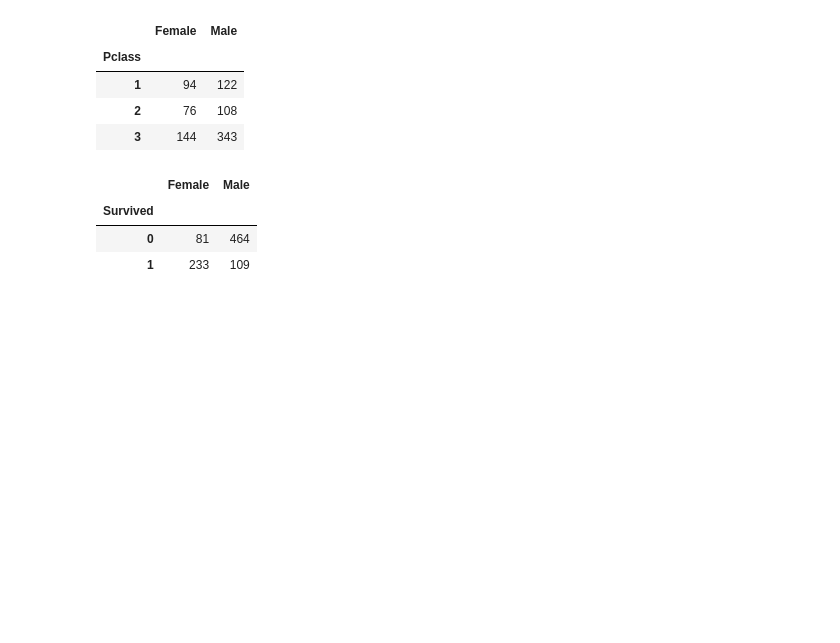
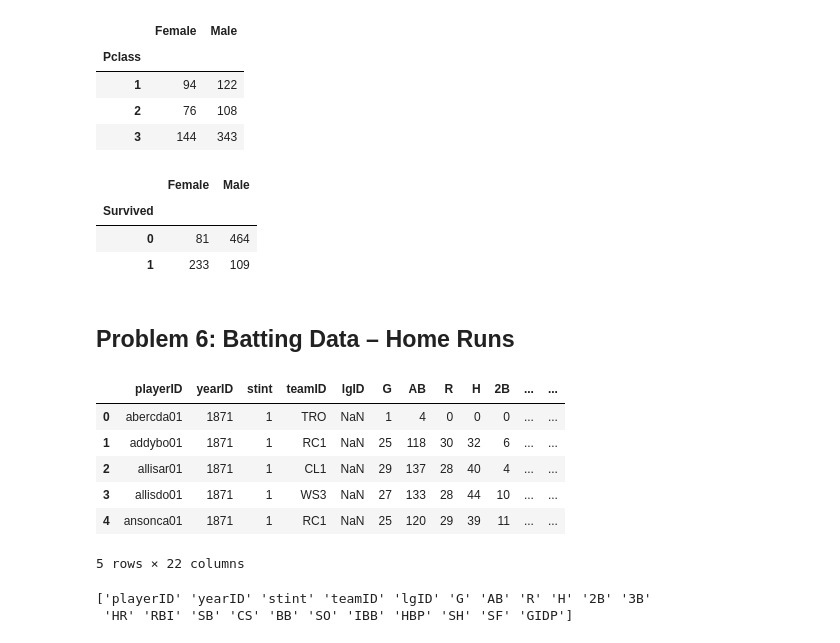
Before and after one commit to slylockfox/Maryville-DSCI-503-2, a Jupyter notebook: HW_06_Snyder.ipynb, the cells around one changed output. Drawn from its saved outputs; the diff is of its cells as text; code cells hidden in the pictures; blank space fills up the shorter version.

```diff
--- a/HW_06_Snyder.ipynb
+++ b/HW_06_Snyder.ipynb
@@ -280,3 +280,22 @@ sex_dist_by_outcome.head()
 | Survived |  |  |
 | 0 | 81 | 464 |
 | 1 | 233 | 109 |
+# %% [markdown]
+## Problem 6: Batting Data – Home Runs
+# %%
+# Use the head() method to display the first 5 rows of the batting DataFrame.
+batting.head()
+# %% [output]
+|  | playerID | yearID | stint | teamID | lgID | G | AB | R | H | 2B | ... | ... |
+| 0 | abercda01 | 1871 | 1 | TRO | NaN | 1 | 4 | 0 | 0 | 0 | ... | ... |
+| 1 | addybo01 | 1871 | 1 | RC1 | NaN | 25 | 118 | 30 | 32 | 6 | ... | ... |
+| 2 | allisar01 | 1871 | 1 | CL1 | NaN | 29 | 137 | 28 | 40 | 4 | ... | ... |
+| 3 | allisdo01 | 1871 | 1 | WS3 | NaN | 27 | 133 | 28 | 44 | 10 | ... | ... |
+| 4 | ansonca01 | 1871 | 1 | RC1 | NaN | 25 | 120 | 29 | 39 | 11 | ... | ... |
+5 rows × 22 columns
+# %%
+# Print batting.columns.values.
+print(batting.columns.values)
+# %% [output]
+['playerID' 'yearID' 'stint' 'teamID' 'lgID' 'G' 'AB' 'R' 'H' '2B' '3B'
+ 'HR' 'RBI' 'SB' 'CS' 'BB' 'SO' 'IBB' 'HBP' 'SH' 'SF' 'GIDP']
```
Also changed, not shown: parts of 2 cells of this notebook.
